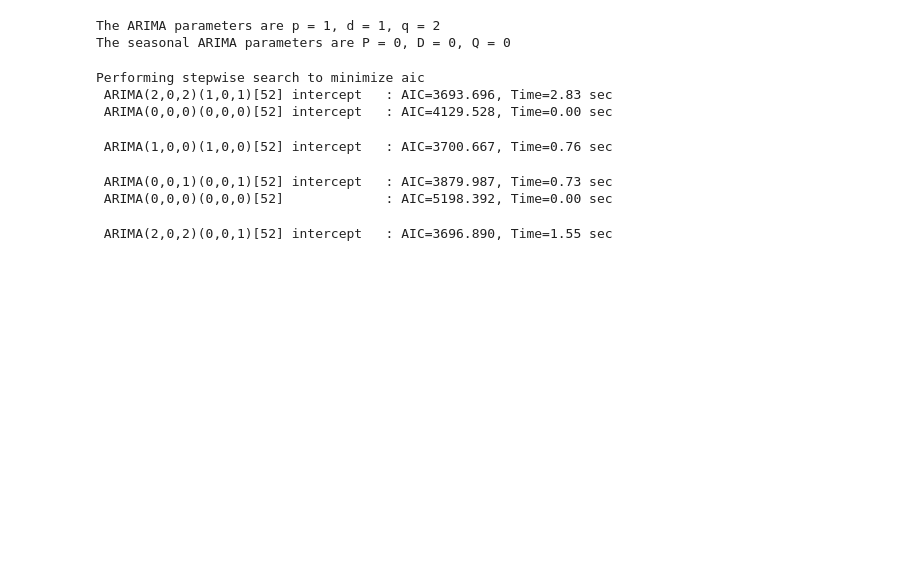
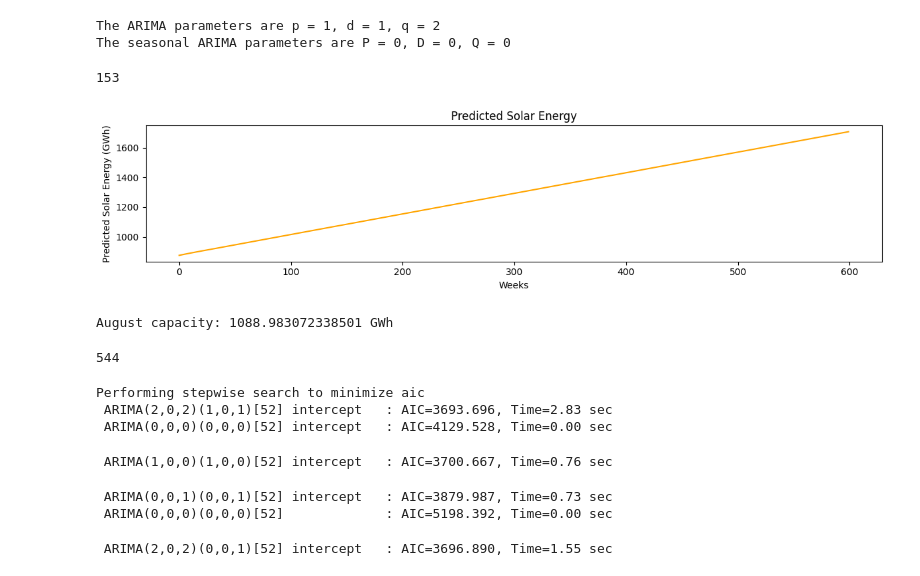
Before and after one commit to shane-ppy/15066_final_project, a Jupyter notebook: prediction.ipynb, the cells around one changed output. Saved outputs shown, nothing was run; the diff lists cells and outputs as text; code cells hidden in the pictures; blank space fills up the shorter version.

```diff
--- a/prediction.ipynb
+++ b/prediction.ipynb
@@ -112,7 +112,7 @@ solar_arima_model = auto_arima(
     # start_P=1, start_Q=0,
     # max_P=4,  max_Q=3,
     # d=None,  D=None,
-    # # stepwise=False
+    stepwise=False
 )
 print(solar_arima_model.summary())
 predicted_values = solar_arima_model.predict(n_periods=len(solar_test))
@@ -202,3 +164,20 @@ print(f"The seasonal ARIMA parameters are P = {P}, D = {D}, Q = {Q}")
 # %% [output]
 The ARIMA parameters are p = 1, d = 1, q = 2
 The seasonal ARIMA parameters are P = 0, D = 0, Q = 0
+# %%
+print(len(solar_test))
+predicted_values = solar_arima_model.predict(n_periods=600)
+fig, axes = plt.subplots(1, 1, figsize=(12, 3))
+
+# Predicted sales data scatter plot
+axes.plot(np.arange(600), predicted_values, color='orange')
+axes.set_xlabel('Weeks')
+axes.set_ylabel('Predicted Solar Energy (GWh)')
+axes.set_title('Predicted Solar Energy')
+
+# Adjust layout and display plots
+plt.tight_layout()
+plt.show()
+# %% [output]
+153
+[figure, added]
@@ -205,3 +190,11 @@ The seasonal ARIMA parameters are P = 0, D = 0, Q = 0
+# %%
+august_capacity = predicted_values.iloc[153]
+print(f"August capacity: {august_capacity} GWh")
+# 50% increase = 1632 GWh
+find_first_index_over_1632(predicted_values)
+# %% [output]
+August capacity: 1088.983072338501 GWh
+544
 # %%
 # Fit an auto_arima model to the load training data
 load_arima_model = auto_arima(
```
Also changed, not shown: parts of 2 cells of this notebook, 2 other files.
